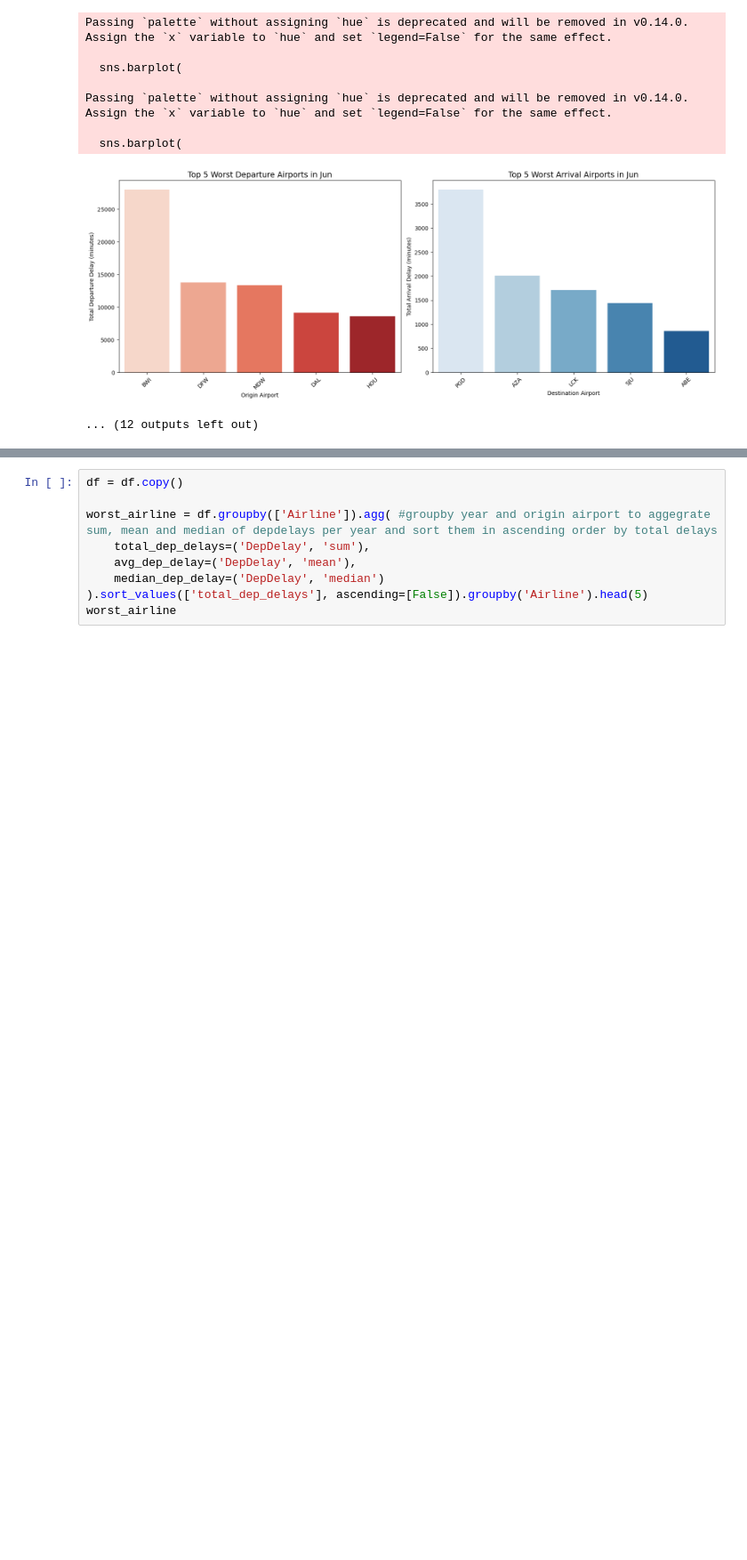
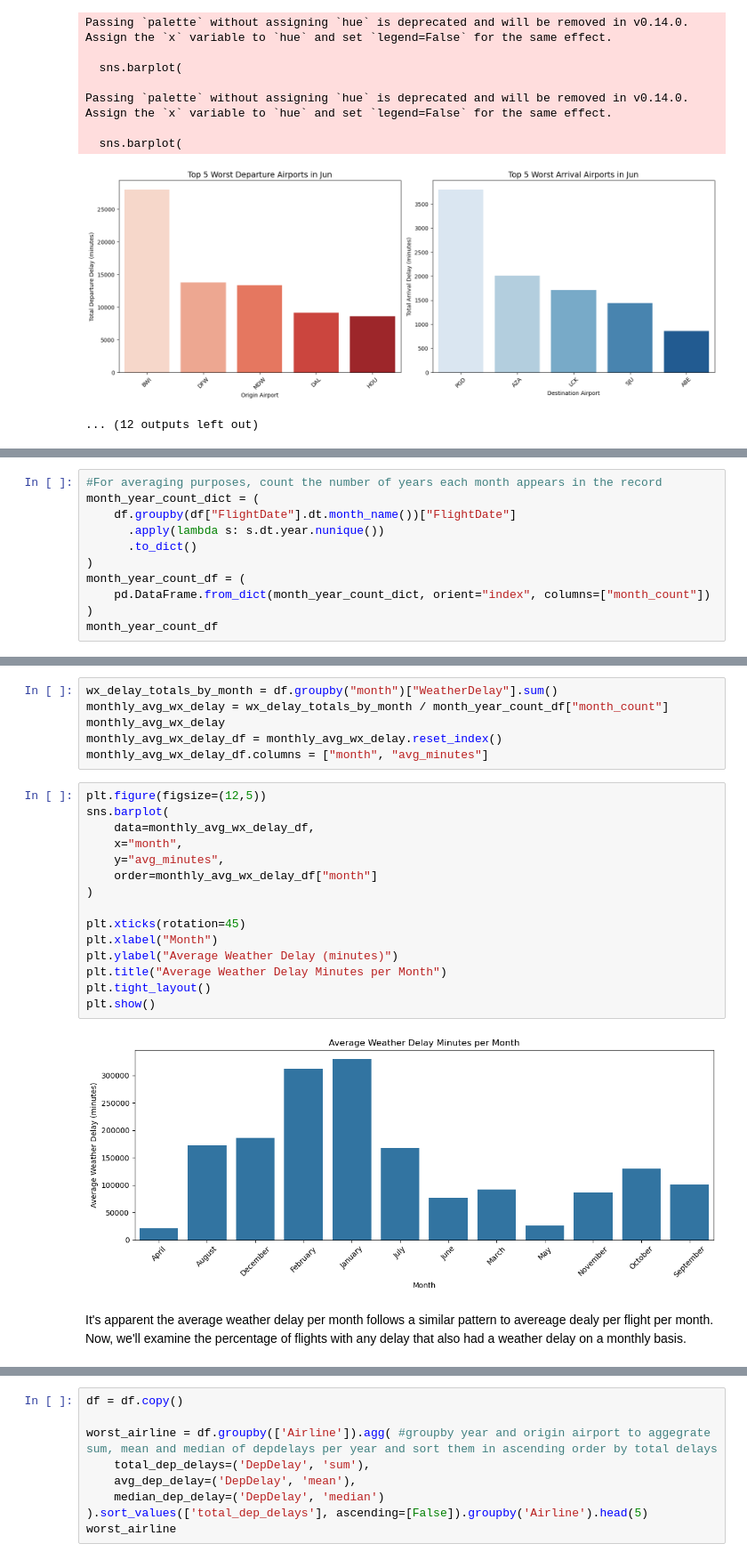
Before and after one commit to oubrando/eda-project, a Jupyter notebook: notebooks/airline_performance_project.ipynb, the cells around one changed output, grey strips where cells are left out. Shown at 89% size. Drawn from its saved outputs; the diff is of its cells as text; blank space fills up the shorter version.

```diff
--- a/notebooks/airline_performance_project.ipynb
+++ b/notebooks/airline_performance_project.ipynb
@@ -1266,0 +1729,11 @@ We can confirm that consistenly, Dallas Fort-Worth International Airport has the
+# %%
+#For averaging purposes, count the number of years each month appears in the record
+month_year_count_dict = (
+    df.groupby(df["FlightDate"].dt.month_name())["FlightDate"]
+      .apply(lambda s: s.dt.year.nunique())
+      .to_dict()
+)
+month_year_count_df = (
+    pd.DataFrame.from_dict(month_year_count_dict, orient="index", columns=["month_count"])
+)
+month_year_count_df
@@ -1266,0 +1754,25 @@ We can confirm that consistenly, Dallas Fort-Worth International Airport has the
+# %%
+wx_delay_totals_by_month = df.groupby("month")["WeatherDelay"].sum()
+monthly_avg_wx_delay = wx_delay_totals_by_month / month_year_count_df["month_count"]
+monthly_avg_wx_delay
+monthly_avg_wx_delay_df = monthly_avg_wx_delay.reset_index()
+monthly_avg_wx_delay_df.columns = ["month", "avg_minutes"]
+# %%
+plt.figure(figsize=(12,5))
+sns.barplot(
+    data=monthly_avg_wx_delay_df,
+    x="month",
+    y="avg_minutes",
+    order=monthly_avg_wx_delay_df["month"]
+)
+
+plt.xticks(rotation=45)
+plt.xlabel("Month")
+plt.ylabel("Average Weather Delay (minutes)")
+plt.title("Average Weather Delay Minutes per Month")
+plt.tight_layout()
+plt.show()
+# %% [output]
+[figure, added]
+# %% [markdown]
+It's apparent the average weather delay per month follows a similar pattern to avereage dealy per flight per month.  Now, we'll examine the percentage of flights with any delay that also had a weather delay on a monthly basis.
```
Also changed, not shown: parts of 189 cells of this notebook.
